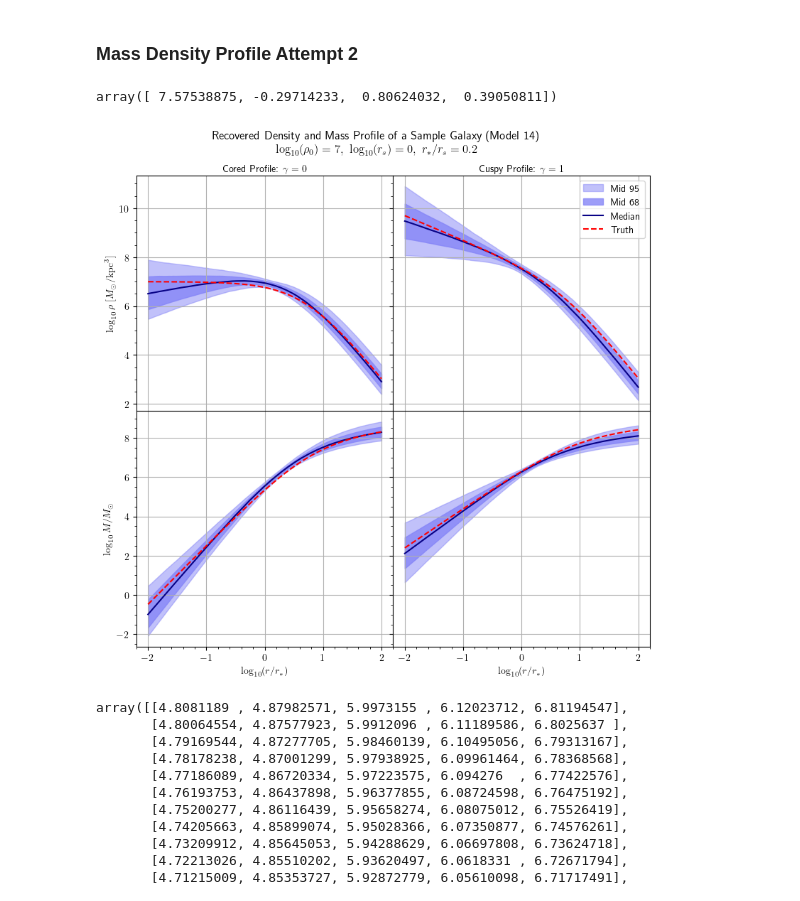
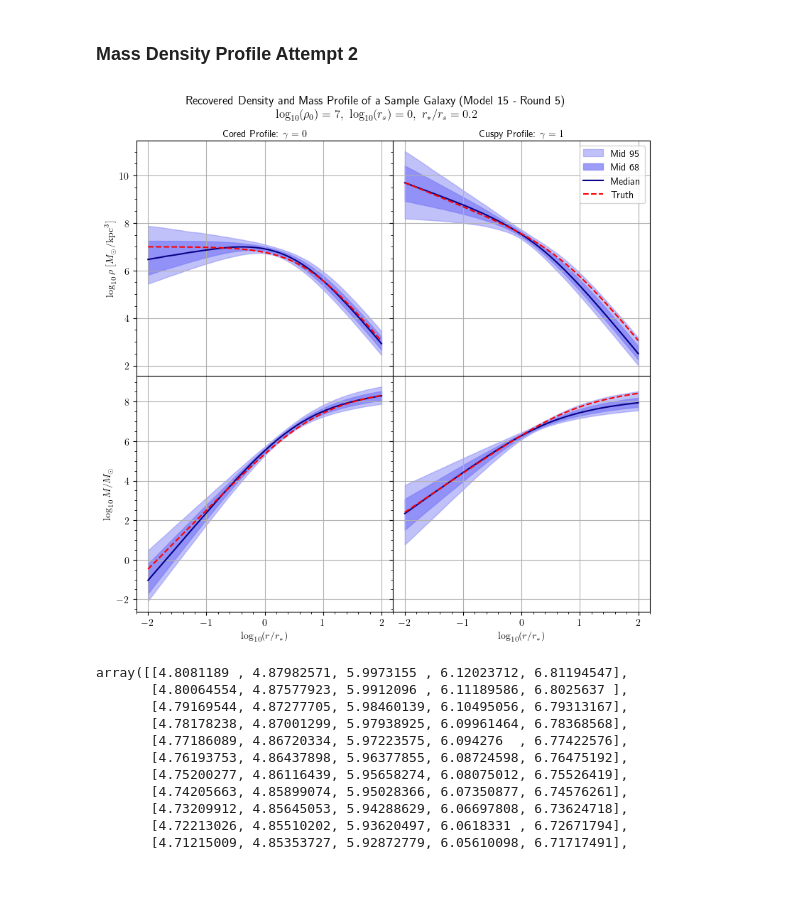
Before and after one commit to Anodymous1/suds, a Jupyter notebook: model_training.ipynb, the cells around one changed output. Saved outputs shown, nothing was run; the diff lists cells and outputs as text; code cells hidden in the pictures.

```diff
--- a/model_training.ipynb
+++ b/model_training.ipynb
@@ -1259,12 +1286,9 @@ r_star = r_star_div_r_s * 10 ** log_r_s
 # cored_params = np.array(pd.read_csv("./Mass density profile/mass_density_profile_1k_32(0).csv", header=None))
 # cusp_params = np.array(pd.read_csv("./Mass density profile/mass_density_profile_1k_32(1).csv", header=None))
 
-cored_params = np.array(pd.read_csv("./model_14/mass_density_samples_model_14_core_test.csv", header=None))
-cusp_params = np.array(pd.read_csv("./model_14/mass_density_samples_model_14_cusp_test.csv", header=None))
+round = 5
+cored_params = np.array(pd.read_csv(f"./model_15/posterior/mass_density_samples_model_15_core_r{round}.csv", header=None))
+cusp_params = np.array(pd.read_csv(f"./model_15/posterior/mass_density_samples_model_15_cusp_r{round}.csv", header=None))
-# %%
-np.median(cusp_params, axis=0)
-# %% [output]
-array([ 7.57538875, -0.29714233,  0.80624032,  0.39050811])
 # %%
 def density(log_r_div_rstar: float,
             samples: np.ndarray) -> np.ndarray:
@@ -1435,35 +1459,35 @@ axs[0][1].xaxis.set_label_position('top')
 axs[0][1].set_xlabel(r"Cuspy Profile: $\gamma = 1$", fontweight="bold")
 axs[0][1].legend()
 
 axs[0][1].minorticks_on()
 axs[0][1].grid(True)
 
 # Mass
 # y
 #2.5-97.5
 axs[1][1].fill_between(x, y_mass[:,0], y_mass[:,4], color=(133/255, 133/255, 247/255, 0.5), label="Mid 95\%")
 
 #16-84
 axs[1][1].fill_between(x, y_mass[:,1], y_mass[:,3], color=(133/255, 133/255, 247/255, 0.8), label="Mid 68\%")
 
 # Median
 axs[1][1].plot(x, y_mass[:,2], color=(8/255, 2/255, 134/255), label="Median")
 
 # Truth
 axs[1][1].plot(x, true_mass, color="red", linestyle = "--", label="Truth")
 
 # Aesthetics
 axs[1][1].set_xlabel(r"$\log _{10} (r/r_*)$")
 axs[1][1].minorticks_on()
 axs[1][1].grid(True)
 
 
-fig.suptitle("Recovered Density and Mass Profile of a Sample Galaxy (Model 14) \n$\log_{10}(\\rho _0)=7,\ \log_{10}(r_s) = 0,\ r_* / r_s = 0.2$")
+fig.suptitle("Recovered Density and Mass Profile of a Sample Galaxy (Model 15 - Round 5)" + "\n$\log_{10}(\\rho _0)=7,\ \log_{10}(r_s) = 0,\ r_* / r_s = 0.2$")
 
 fig.tight_layout()
 plt.show()
 # %% [output]
-[figure, old version]
+[figure, new version]
 # %%
 y_density[540:561]
 # %% [output]
```
Also changed, not shown: parts of 7 cells of this notebook, 38 other files.
